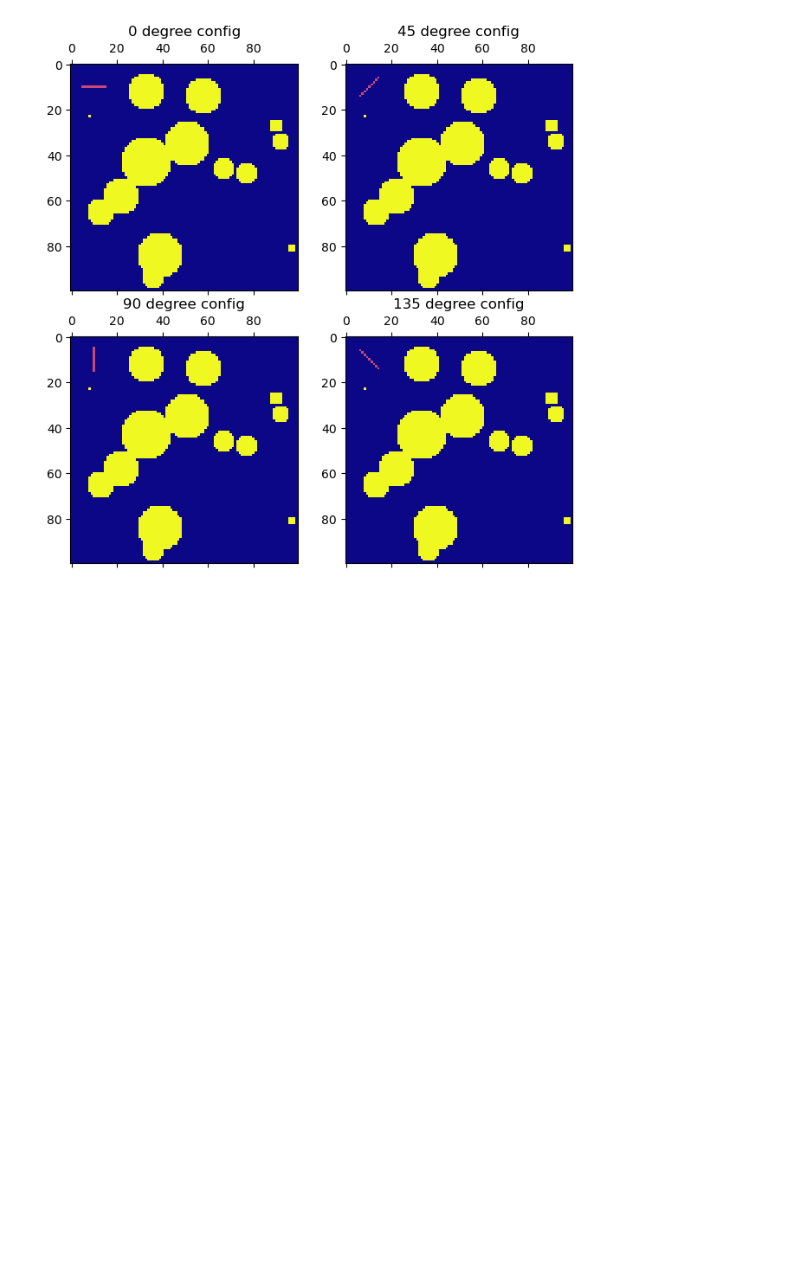
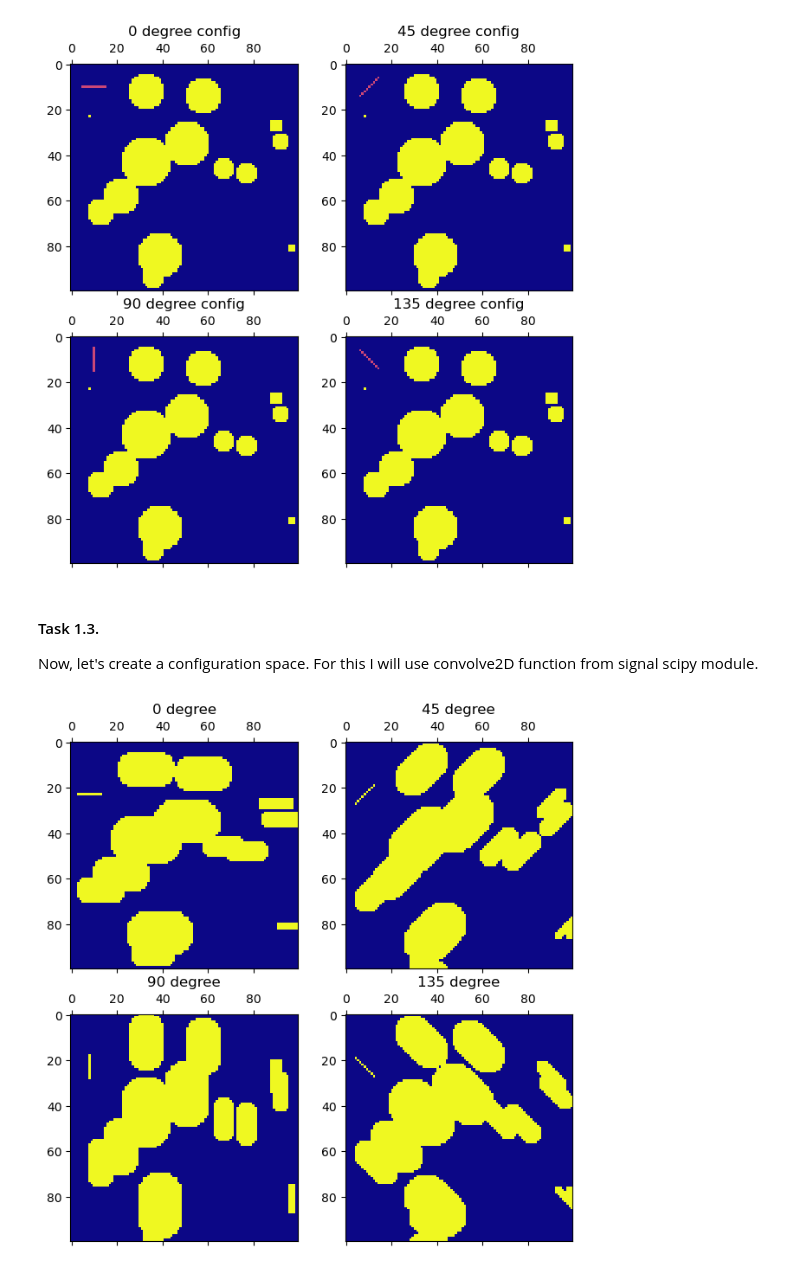
Before and after one commit to LaGrunje/PlanningAlgorithms, a Jupyter notebook: PS1/AlexanderLepinskikh_PS1.ipynb, the cells around one changed output. Cells and saved outputs as stored; diff of their text form; code cells hidden in the pictures; blank space fills up the shorter version.

Commit message:
Finish 1 task of laboratory. Start creating A-star algorithm.

```diff
--- a/PS1/AlexanderLepinskikh_PS1.ipynb
+++ b/PS1/AlexanderLepinskikh_PS1.ipynb
@@ -87,3 +87,32 @@ ax[1, 1].set_title('135 degree config')
 plt.show()
 # %% [output]
 [figure]
+# %% [markdown]
+#### Task 1.3.
+Now, let's create a configuration space. For this I will use convolve2D function from signal scipy module.
+# %%
+c_space0 = signal.convolve2d(env, rod0, boundary='symm', mode='same')
+c_space0 = utils.normalize_image(c_space0)
+
+c_space1 = signal.convolve2d(env, rod1, boundary='symm', mode='same')
+c_space1 = utils.normalize_image(c_space1)
+
+c_space2 = signal.convolve2d(env, rod2, boundary='symm', mode='same')
+c_space2 = utils.normalize_image(c_space2)
+
+c_space3 = signal.convolve2d(env, rod3, boundary='symm', mode='same')
+c_space3 = utils.normalize_image(c_space3)
+
+
+fig, ax = plt.subplots(2, 2, figsize=(7.5, 7.5))
+ax[0, 0].matshow(c_space0, cmap='plasma')
+ax[0, 0].set_title('0 degree')
+ax[0, 1].matshow(c_space1, cmap='plasma')
+ax[0, 1].set_title('45 degree')
+ax[1, 0].matshow(c_space2, cmap='plasma')
+ax[1, 0].set_title('90 degree')
+ax[1, 1].matshow(c_space3, cmap='plasma')
+ax[1, 1].set_title('135 degree')
+plt.show()
+# %% [output]
+[figure, added]
```
Also changed, not shown: parts of 8 cells of this notebook.
